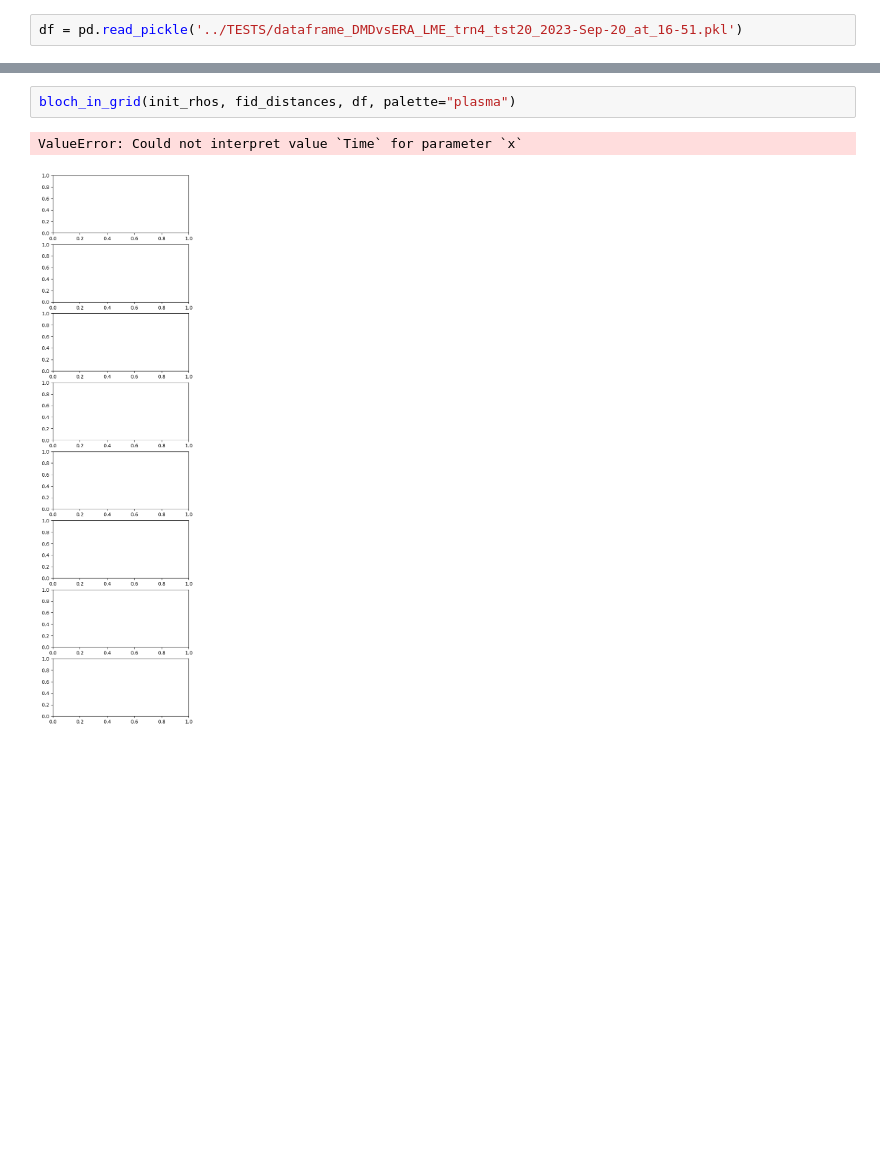
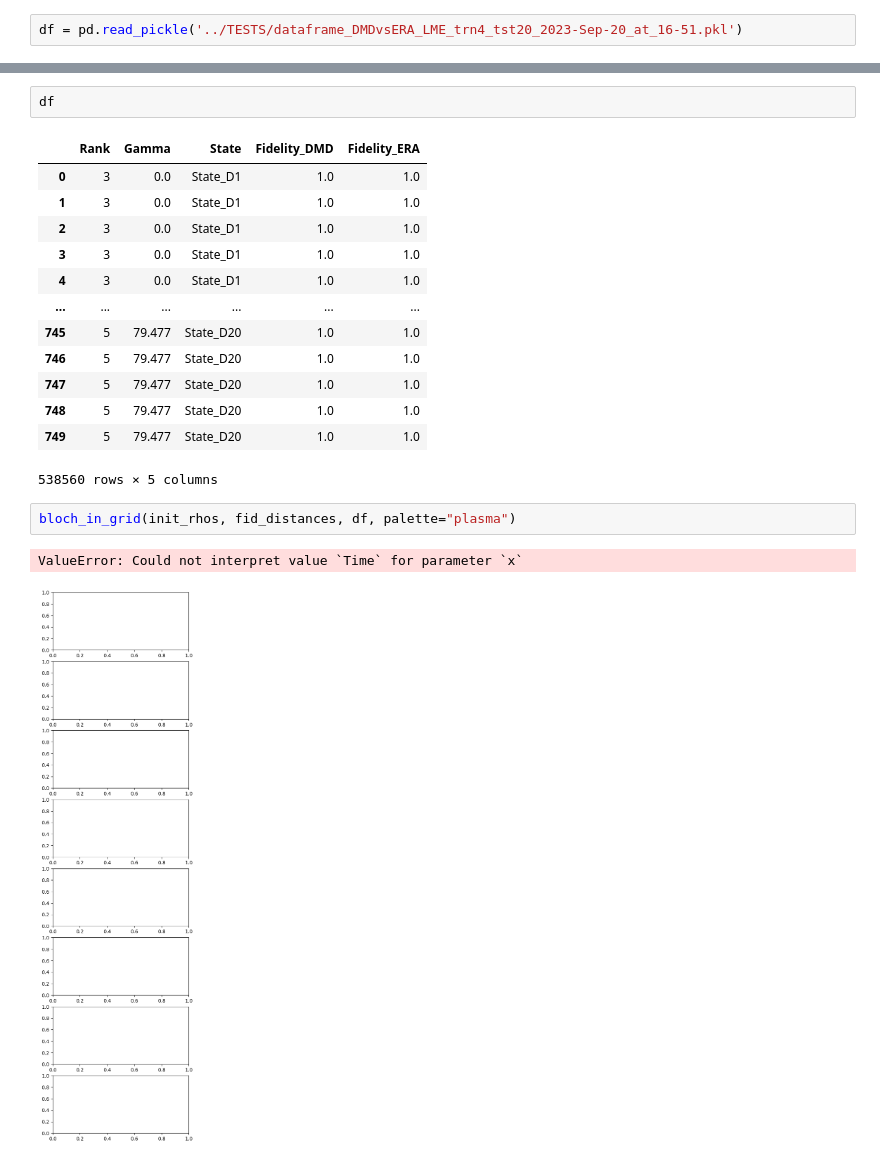
Before and after one commit to zpopovych/OQSID-thesis, a Jupyter notebook: DMDvsERA/04_fidelity_time_evolution.ipynb, the cells around one changed output, grey strips where cells are left out. Drawn from its saved outputs; the diff is of its cells as text; blank space fills up the shorter version.

```diff
--- a/DMDvsERA/04_fidelity_time_evolution.ipynb
+++ b/DMDvsERA/04_fidelity_time_evolution.ipynb
@@ -88,3 +93,19 @@ df = pd.read_pickle('../TESTS/dataframe_DMDvsERA_LME_trn4_tst20_2023-Sep-20_at_1
+# %%
+df
+# %% [output]
+|  | Rank | Gamma | State | Fidelity_DMD | Fidelity_ERA |
+| 0 | 3 | 0.0 | State_D1 | 1.0 | 1.0 |
+| 1 | 3 | 0.0 | State_D1 | 1.0 | 1.0 |
+| 2 | 3 | 0.0 | State_D1 | 1.0 | 1.0 |
+| 3 | 3 | 0.0 | State_D1 | 1.0 | 1.0 |
+| 4 | 3 | 0.0 | State_D1 | 1.0 | 1.0 |
+| ... | ... | ... | ... | ... | ... |
+| 745 | 5 | 79.477 | State_D20 | 1.0 | 1.0 |
+| 746 | 5 | 79.477 | State_D20 | 1.0 | 1.0 |
+| 747 | 5 | 79.477 | State_D20 | 1.0 | 1.0 |
+| 748 | 5 | 79.477 | State_D20 | 1.0 | 1.0 |
+| 749 | 5 | 79.477 | State_D20 | 1.0 | 1.0 |
+538560 rows × 5 columns
 # %%
 bloch_in_grid(init_rhos, fid_distances, df, palette="plasma")
 # %% [output]
```
Also changed, not shown: parts of 2 cells of this notebook, 10 other files.
